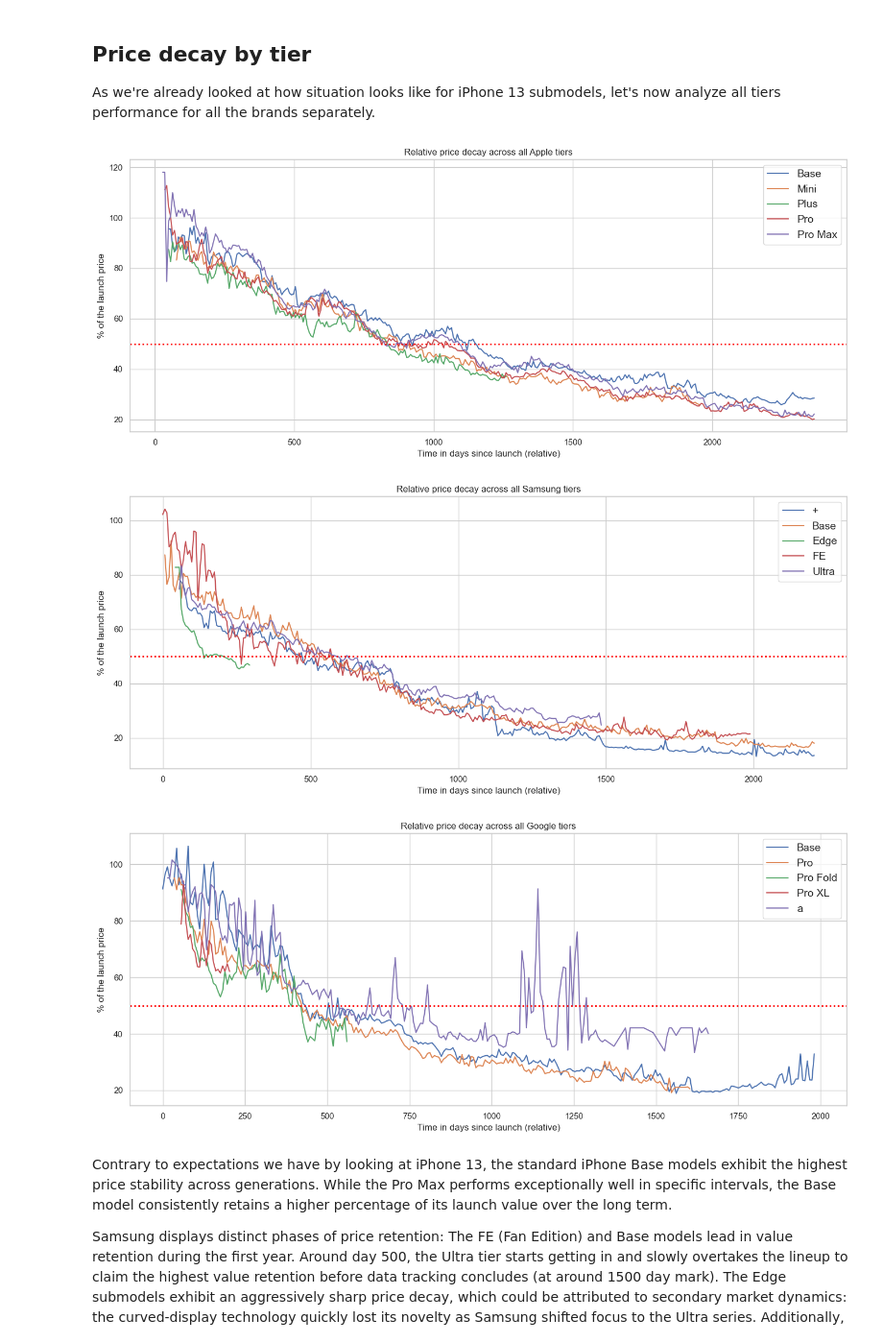
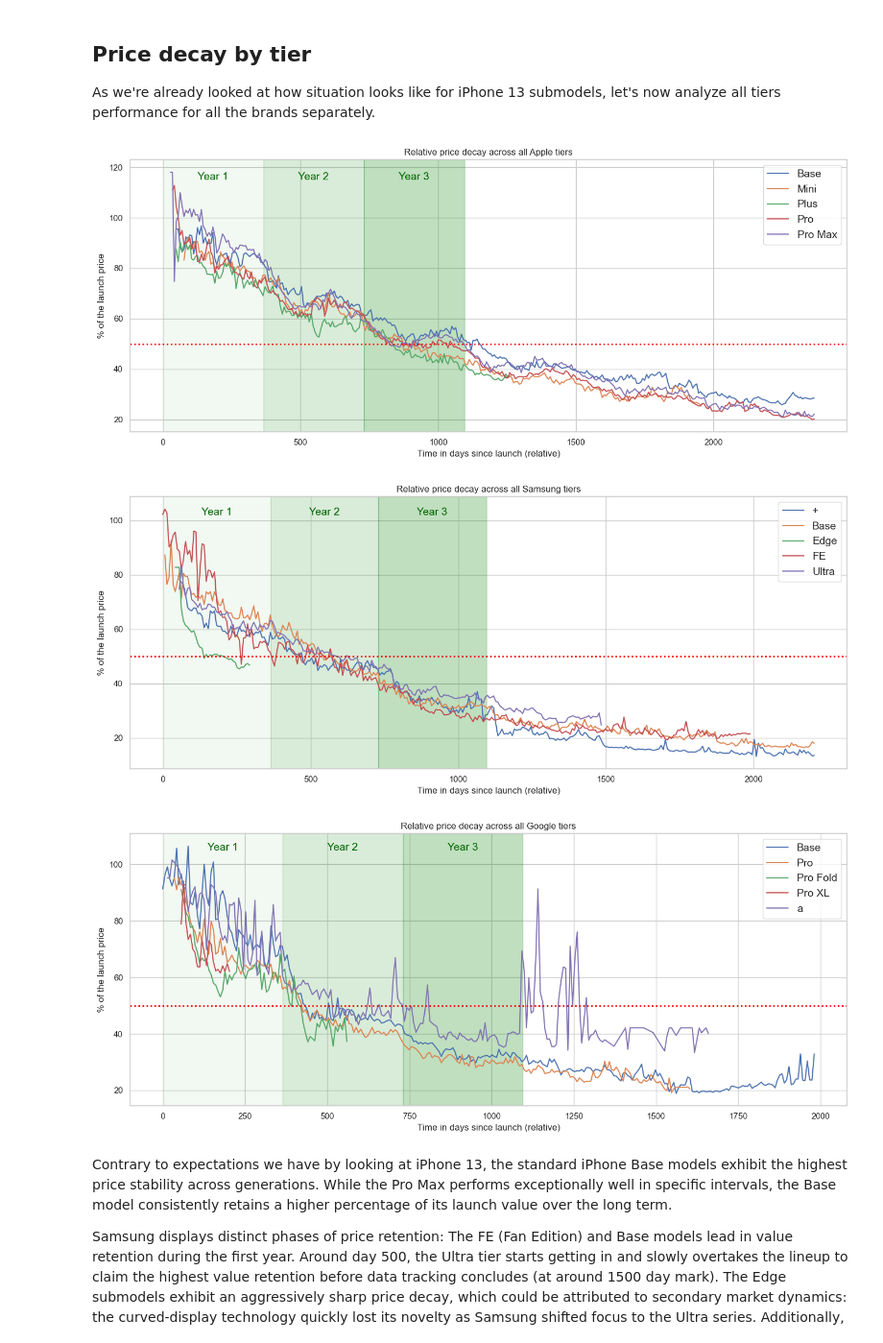
Before and after one commit to ady7ady7/python_agentic_learning, a Jupyter notebook: project1_phones_sales_analytics/notebooks/07_final_project_adjusted_sns.ipynb, the cells around one changed output. Shown at 96% size. Cells and saved outputs as stored; diff of their text form; code cells hidden in the pictures.

```diff
--- a/project1_phones_sales_analytics/notebooks/07_final_project_adjusted_sns.ipynb
+++ b/project1_phones_sales_analytics/notebooks/07_final_project_adjusted_sns.ipynb
@@ -426,8 +433,16 @@ plt.xlabel('Time in days since launch (relative)')
 plt.ylabel('% of the launch price')
 plt.legend(loc = 'upper right', fontsize = 14)
 plt.tight_layout()
+
+plt.axvspan(0, 365, alpha=0.05, color='green')
+plt.axvspan(365, 730, alpha=0.15, color='green')
+plt.axvspan(730, 1095, alpha=0.25, color='green')
+plt.text(182, 115, 'Year 1', fontsize=14, color='darkgreen', ha='center')
+plt.text(547, 115, 'Year 2', fontsize=14, color='darkgreen', ha='center')
+plt.text(912, 115, 'Year 3', fontsize=14, color='darkgreen', ha='center')
+
 plt.show()
-plt.show()
+
 
 
 #Samsung
@@ -435,38 +450,52 @@ plt.subplots(figsize = (14, 6))
 pd_submodels_1b = sns.lineplot(
     samsung_tier_price_decay_df,
     x = 'days_rounded',
     y = 'price_pct_of_launch',
     hue = 'tier'
 )
 plt.axhline(50, color='red', linestyle='dotted', linewidth=2)
 plt.title('Relative price decay across all Samsung tiers')
 plt.xlabel('Time in days since launch (relative)')
 plt.ylabel('% of the launch price')
 plt.legend(loc = 'upper right', fontsize = 14)
 plt.tight_layout()
-plt.show()
+
+plt.axvspan(0, 365, alpha=0.05, color='green')
+plt.axvspan(365, 730, alpha=0.15, color='green')
+plt.axvspan(730, 1095, alpha=0.25, color='green')
+plt.text(182, 102, 'Year 1', fontsize=14, color='darkgreen', ha='center')
+plt.text(547, 102, 'Year 2', fontsize=14, color='darkgreen', ha='center')
+plt.text(912, 102, 'Year 3', fontsize=14, color='darkgreen', ha='center')
+
 plt.show()
 
 #Google
 plt.subplots(figsize = (14, 6))
 pd_submodels_1c = sns.lineplot(
     google_tier_price_decay_df,
     x = 'days_rounded',
     y = 'price_pct_of_launch',
     hue = 'tier'
 )
 plt.axhline(50, color='red', linestyle='dotted', linewidth=2)
 plt.title('Relative price decay across all Google tiers')
 plt.xlabel('Time in days since launch (relative)')
 plt.ylabel('% of the launch price')
 plt.legend(loc = 'upper right', fontsize = 14)
 plt.tight_layout()
+
+plt.axvspan(0, 365, alpha=0.05, color='green')
+plt.axvspan(365, 730, alpha=0.15, color='green')
+plt.axvspan(730, 1095, alpha=0.25, color='green')
+plt.text(182, 105, 'Year 1', fontsize=14, color='darkgreen', ha='center')
+plt.text(547, 105, 'Year 2', fontsize=14, color='darkgreen', ha='center')
+plt.text(912, 105, 'Year 3', fontsize=14, color='darkgreen', ha='center')
+
 plt.show()
-plt.show()
 # %% [output]
-[figure, old version]
+[figure, new version]
-[figure, old version]
+[figure, new version]
-[figure, old version]
+[figure, new version]
 # %% [markdown]
 Contrary to expectations we have by looking at iPhone 13, the standard iPhone Base models exhibit the highest price stability across generations. While the Pro Max performs exceptionally well in specific intervals, the Base model consistently retains a higher percentage of its launch value over the long term.
 
```
Also changed, not shown: parts of 4 cells of this notebook, 3 other files.
